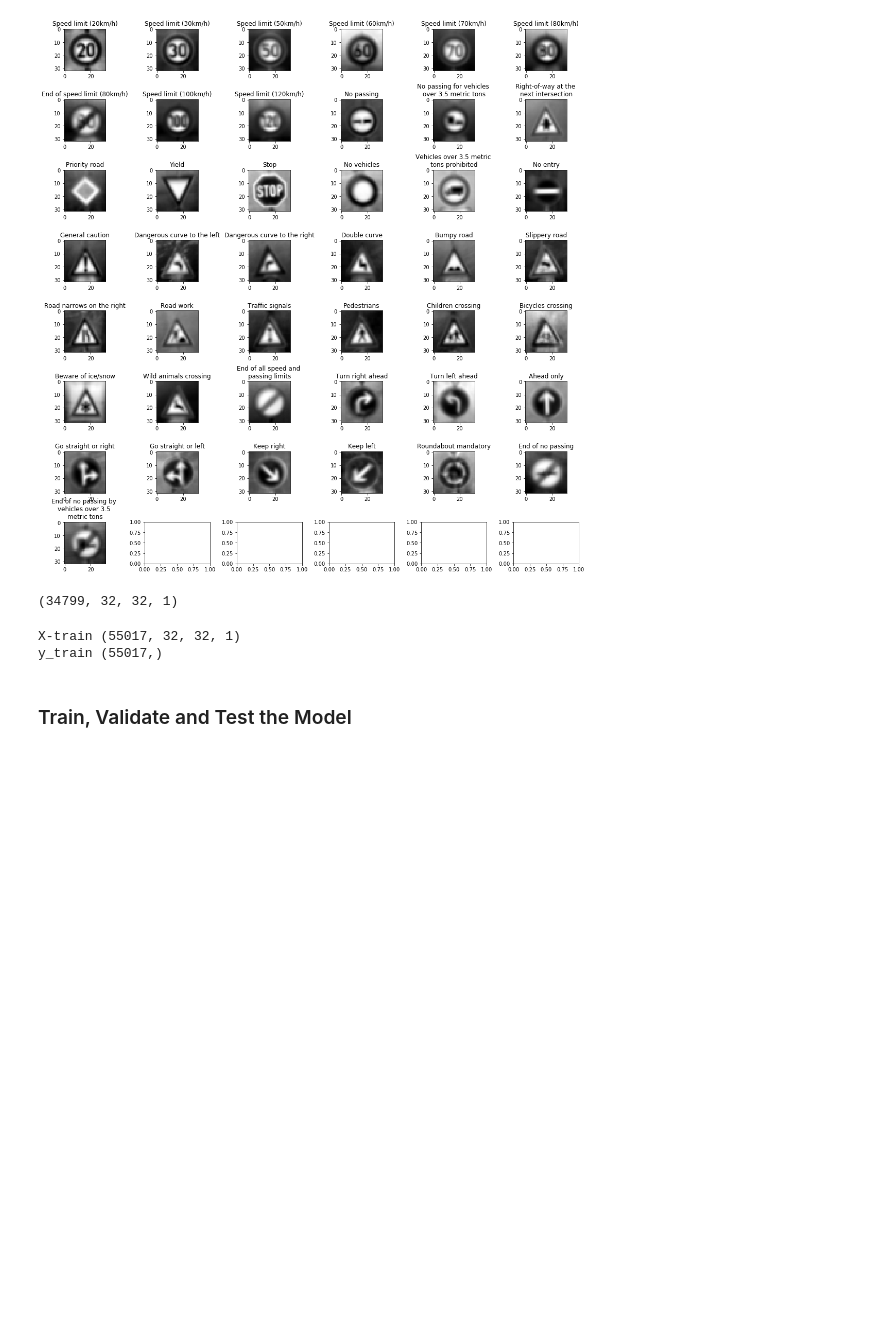
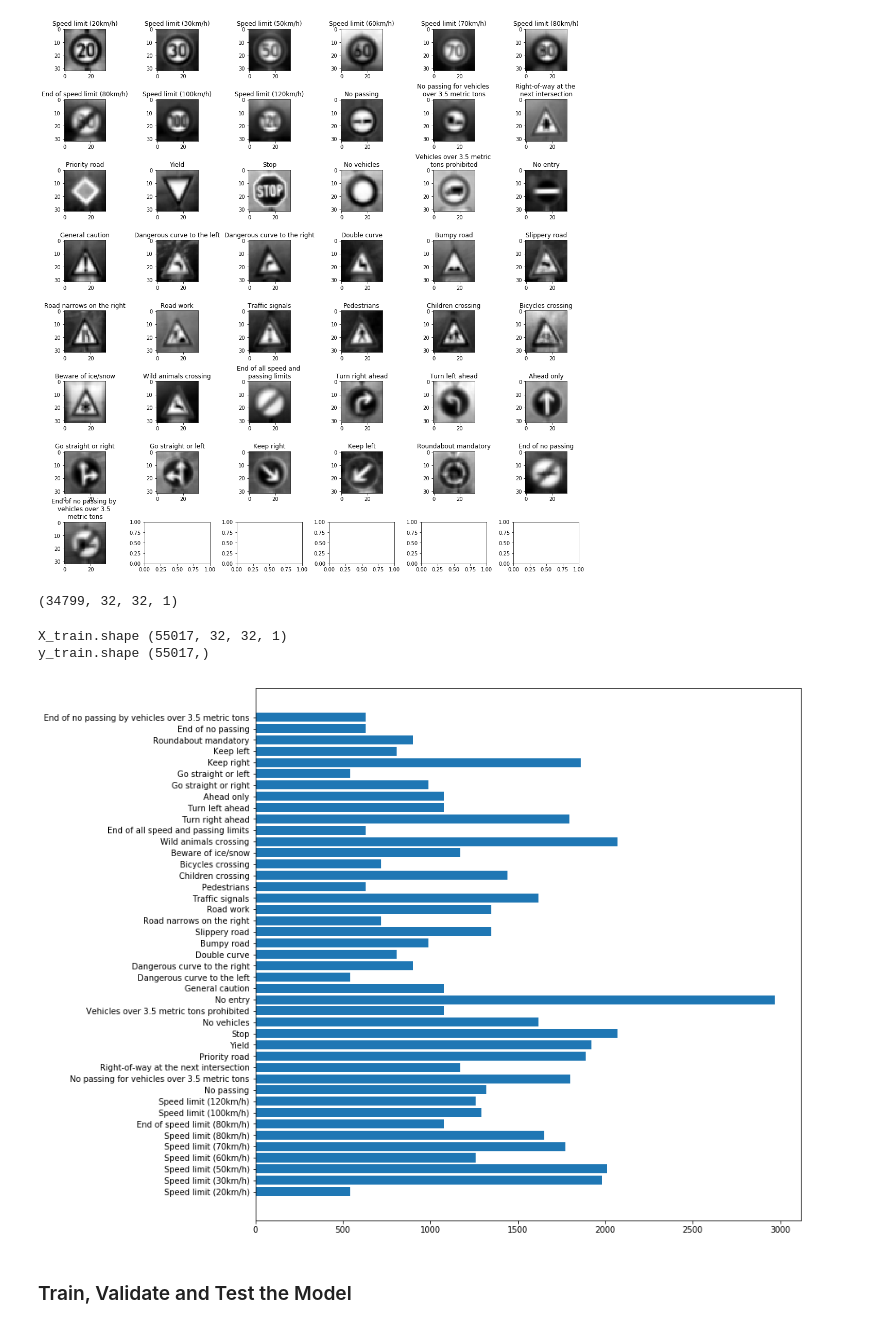
Before and after one commit to pcalderw/Traffic-Sign-Classifier, a Jupyter notebook: Traffic_Sign_Classifier.ipynb, the cells around one changed output. Saved outputs shown, nothing was run; the diff lists cells and outputs as text; code cells hidden in the pictures; blank space fills up the shorter version.

```diff
--- a/Traffic_Sign_Classifier.ipynb
+++ b/Traffic_Sign_Classifier.ipynb
@@ -149,7 +148,7 @@ for i in range(n_classes):
     #print(X_avg.shape)
     avg_image[i] = np.squeeze(X_avg)
 
-formatted_classes = classes
+formatted_classes = list(classes) #copy the text
 formatted_classes[10] = 'No passing for vehicles \nover 3.5 metric tons'
 formatted_classes[11] = 'Right-of-way at the \nnext intersection'
 formatted_classes[16] = 'Vehicles over 3.5 metric \ntons prohibited'
@@ -199,11 +198,19 @@ assert len(X_tr) == len(y_tr)
 if len(X_tr) == len(y_tr):
     X_train = X_tr
     y_train = y_tr
-print("X-train", X_train.shape)
-print("y_train", y_train.shape)
+print("X_train.shape", X_train.shape)
+print("y_train.shape", y_train.shape)
 # %% [output]
-X-train (55017, 32, 32, 1)
-y_train (55017,)
+X_train.shape (55017, 32, 32, 1)
+y_train.shape (55017,)
+# %%
+#Let's see the classes again now that we've added a lot more examples
+plt.figure(figsize=(12,12))
+bar = plt.barh(ypos, y_counts)
+plt.yticks(ypos, classes)
+plt.show()
+# %% [output]
+[figure, added]
 # %%
 def model(X):
     mu = 0.0
```
Also changed, not shown: parts of 8 cells of this notebook, 1 other file.
